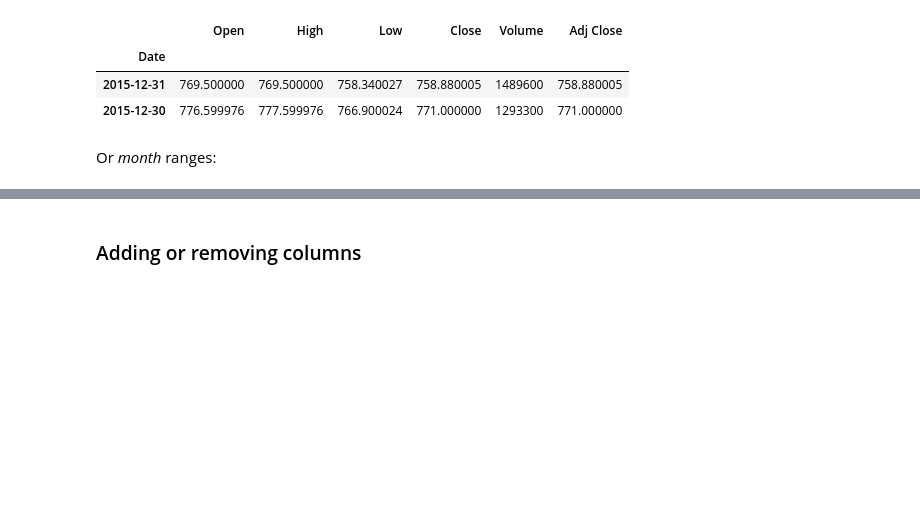
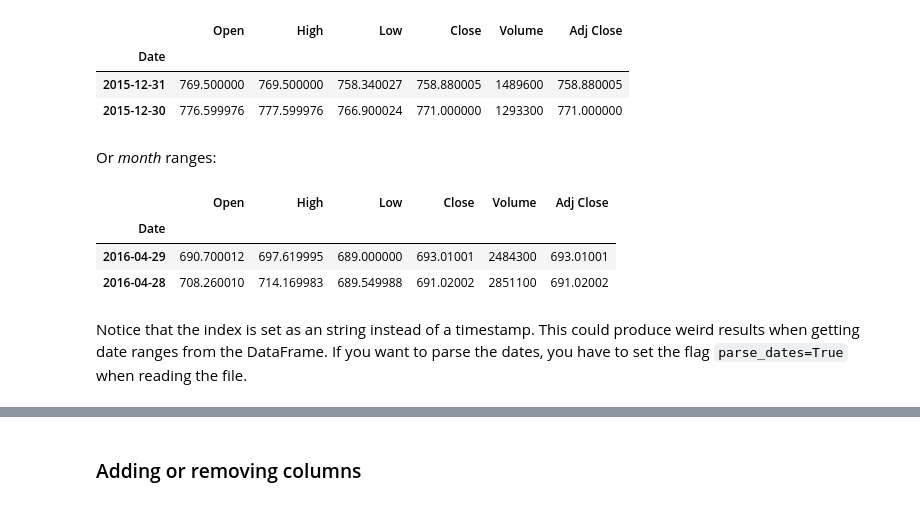
Before and after one commit to luisbelloch/pandas_notebooks, a Jupyter notebook: 01_getting_started.ipynb, the cells around one changed output, grey strips where cells are left out. Saved outputs shown, nothing was run; the diff lists cells and outputs as text; code cells hidden in the pictures; blank space fills up the shorter version.

Commit message:
Updated getting started notebook

```diff
--- a/01_getting_started.ipynb
+++ b/01_getting_started.ipynb
@@ -124,3 +131,12 @@ data["2016":"2015"].head(2)
 | 2015-12-30 | 776.599976 | 777.599976 | 766.900024 | 771.000000 | 1293300 | 771.000000 |
 # %% [markdown]
 Or _month_ ranges:
+# %%
+data["2016-05":"2015-04"].head(2)
+# %% [output]
+|  | Open | High | Low | Close | Volume | Adj Close |
+| Date |  |  |  |  |  |  |
+| 2016-04-29 | 690.700012 | 697.619995 | 689.000000 | 693.01001 | 2484300 | 693.01001 |
+| 2016-04-28 | 708.260010 | 714.169983 | 689.549988 | 691.02002 | 2851100 | 691.02002 |
+# %% [markdown]
+Notice that the index is set as an string instead of a timestamp. This could produce weird results when getting date ranges from the DataFrame. If you want to parse the dates, you have to set the flag `parse_dates=True` when reading the file.
```
Also changed, not shown: parts of 36 cells of this notebook, 3 other files.
